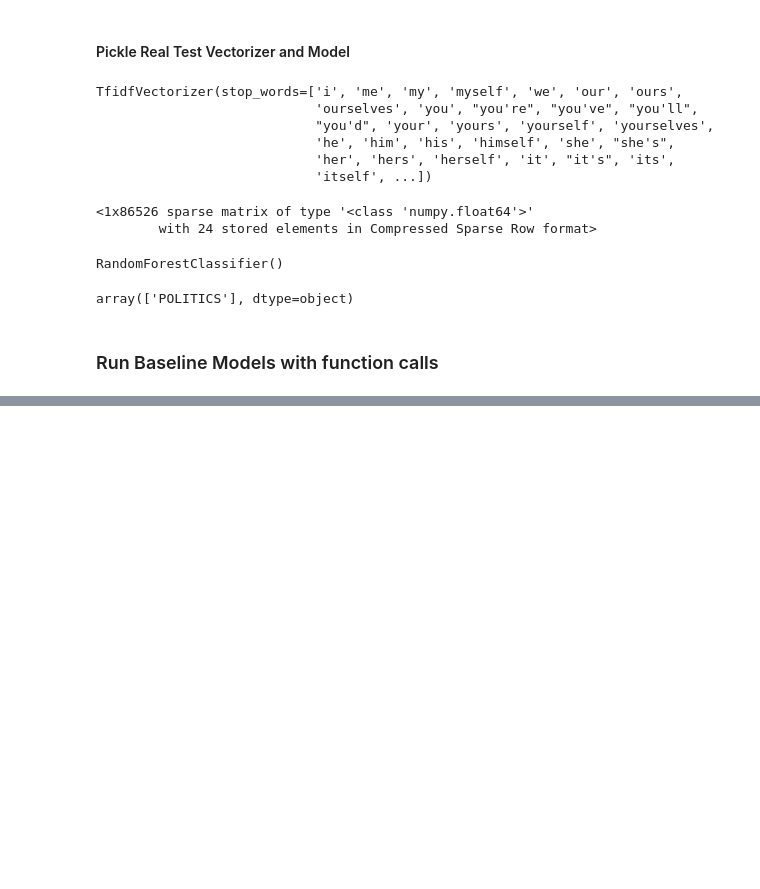
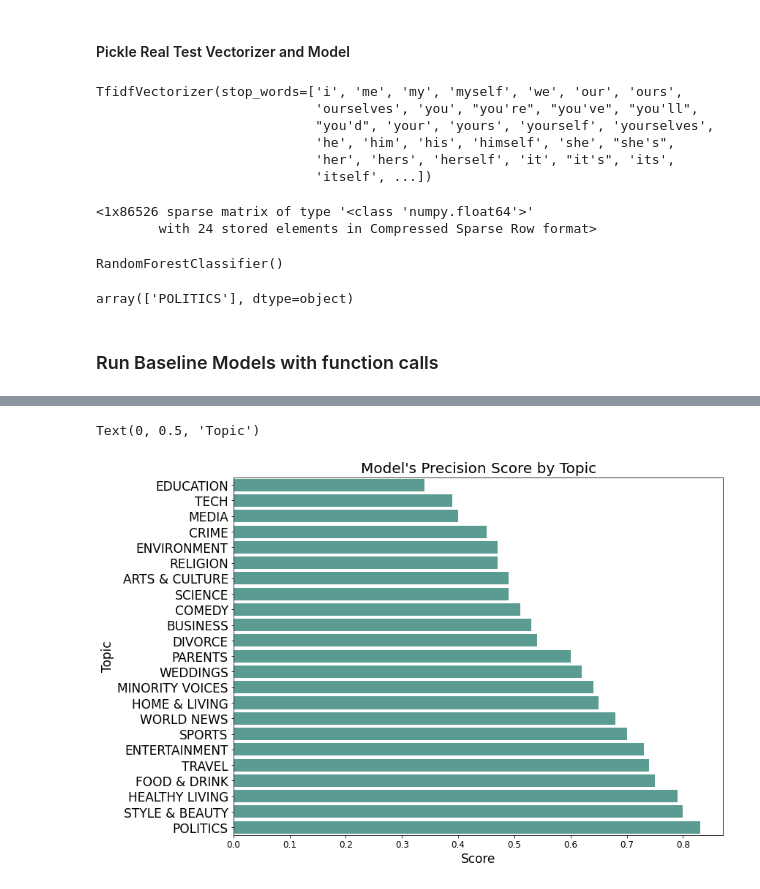
Before and after one commit to willcline613/article_genres, a Jupyter notebook: individuals/will/baseline.ipynb, the cells around one changed output, grey strips where cells are left out. Saved outputs shown, nothing was run; the diff lists cells and outputs as text; code cells hidden in the pictures; blank space fills up the shorter version.

```diff
--- a/individuals/will/baseline.ipynb
+++ b/individuals/will/baseline.ipynb
@@ -156,3 +117,7 @@ AttributeError: 'SMOTE' object has no attribute 'sample'
+# %%
+sm = SMOTE(random_state=42)
+#fit resample just training data. The testing observations presumably do not require smoting
+X_tr_res, y_tr_res = sm.fit_resample(idf_train, y_tr)
 # %% [markdown]
 ### Prediction function
 # %%
@@ -235,2 +201,5 @@ nb_train_preds, nb_test_preds = classify_text(nb_classifier, idf_train, idf_test
+# %%
+#Call function using resampled, vectorized training data and vectorized test features to get a prediction on those features
+nb_train_preds, nb_test_preds = classify_text(nb_classifier, X_tr_res, idf_test, y_tr_res)
 # %%
 #Call function for score
@@ -246,0 +232,17 @@ score_preds(y_t, y_tr, rf_test_preds, rf_train_preds)
+# %%
+#Make dictionary of Category name as key and relative testing score as result
+each_topic_score_dict = {}
+# topic_scores = precision_score(y_t, nb_test_preds, average=None)
+for score, index  in zip(precision_score(y_t, nb_test_preds, average=None), range(0,len(precision_score(y_t, nb_test_preds, average=None)))):
+     each_topic_score_dict[target_encoder.inverse_transform([index])[0]] = round(score,2)
+#turn dict into tuple
+#sort tuple
+each_topic_score = [(v, k) for v, k in each_topic_score_dict.items()]
+each_topic_score.sort(key=lambda x: x[1])
+# %%
+plot_labels = []
+plot_scores = []
+for item in list(each_topic_score):
+    print(item)
+    plot_labels.append(item[0])
+    plot_scores.append(item[1])
@@ -246,0 +267,11 @@ score_preds(y_t, y_tr, rf_test_preds, rf_train_preds)
+# %%
+fig, ax = plt.subplots(figsize=(12,9))
+sns.barplot(plot_scores, plot_labels, color="#4FA79A")
+ax.set_title("Model's Precision Score by Topic", fontsize=20)
+ax.set_xlabel("Score", fontsize=17)
+ax.tick_params(axis='y', labelsize=17)
+ax.tick_params(axis='x', labelsize=12)
+ax.set_ylabel("Topic", fontsize=17)
+# %% [output]
+Text(0, 0.5, 'Topic')
+[figure, added]
```
Also changed, not shown: parts of 32 cells of this notebook, 4 other files.
